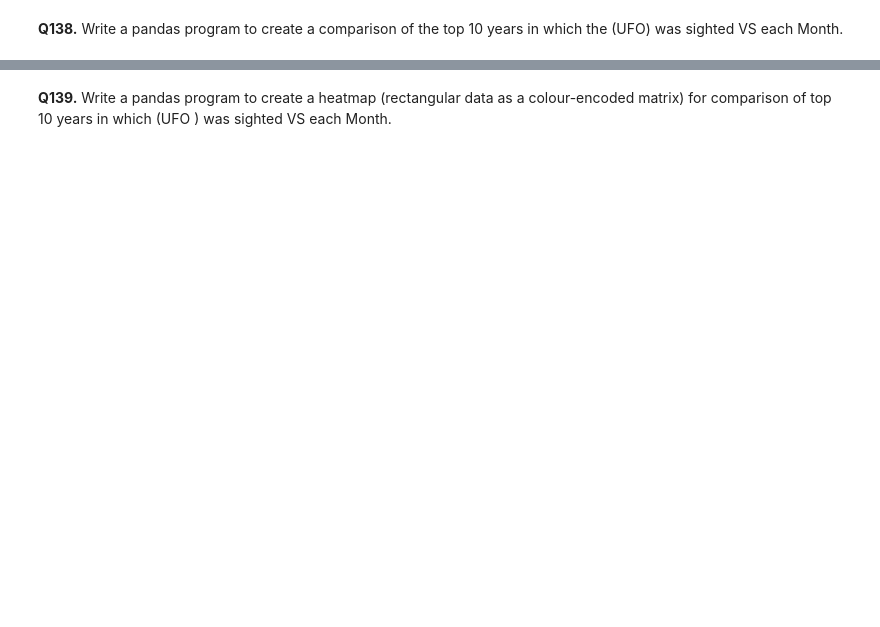
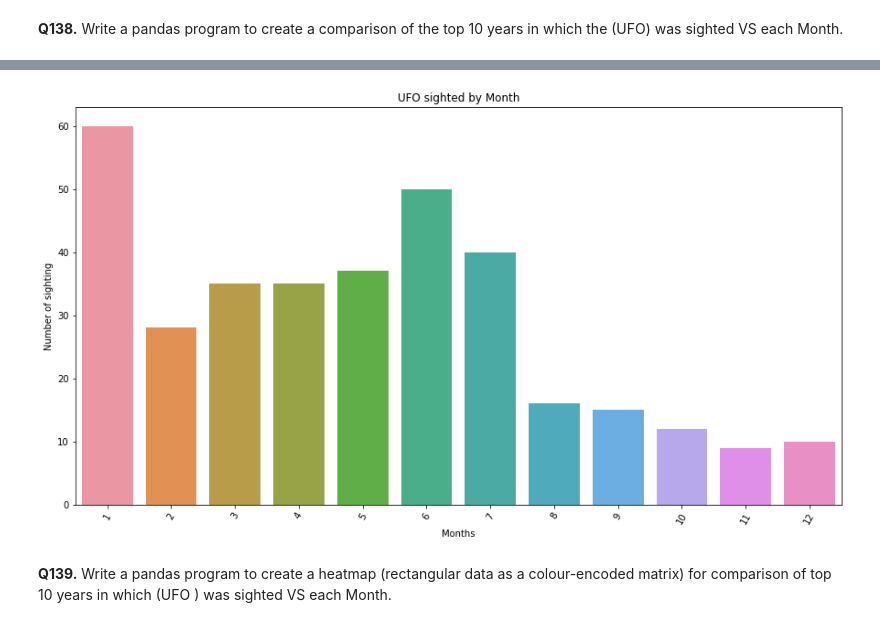
Before and after one commit to rkasana/iNeuronAssign, a Jupyter notebook: SubjectiveAssignment1.ipynb, the cells around one changed output, grey strips where cells are left out. Cells and saved outputs as stored; diff of their text form; code cells hidden in the pictures; blank space fills up the shorter version.

```diff
--- a/SubjectiveAssignment1.ipynb
+++ b/SubjectiveAssignment1.ipynb
@@ -1754,2 +3286,25 @@ plt.show()
+# %%
+import seaborn as sns
+import matplotlib.pyplot as plt
+# comparision of top 10 years in which UFO was sighted vs each month
+
+ufoDataFrame['ufo_month'] = ufoDataFrame.Date_time.dt.month
+
+DF1 = ufoDataFrame.ufo_month.value_counts()
+
+months_index = DF1.index  # x ticks
+month_values = []
+
+for j in range(len(months_index)):
+    month_values.append(DF1[months_index[j]])
+
+plt.figure(figsize=(15,8))
+plt.xticks(rotation = 60)
+plt.title('UFO sighted by Month')
+plt.xlabel("Months")
+plt.ylabel("Number of sighting")
+months_plot = sns.barplot(x=months_index,y=month_values)
+# %% [output]
+[figure, added]
 # %% [markdown]
 **Q139.** Write a pandas program to create a heatmap (rectangular data as a colour-encoded matrix) for comparison of top 10 years in which (UFO ) was sighted VS each Month.
```
Also changed, not shown: parts of 225 cells of this notebook.
